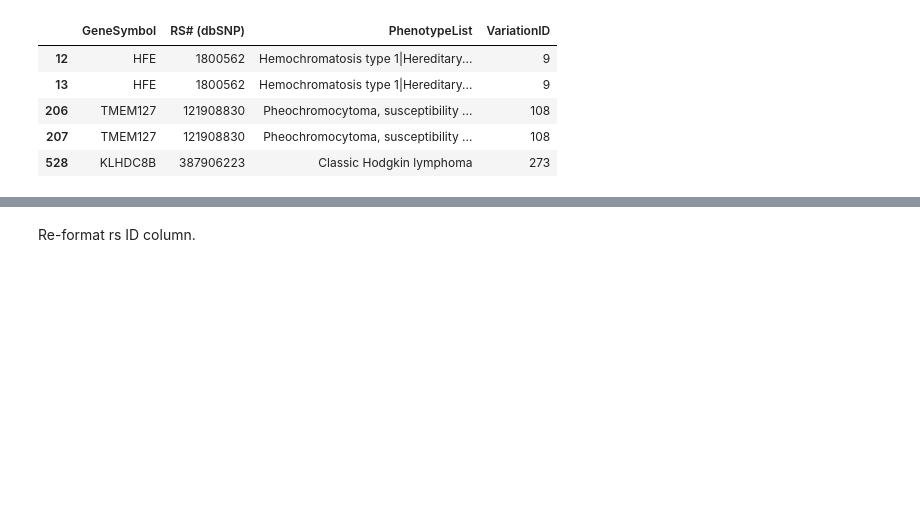
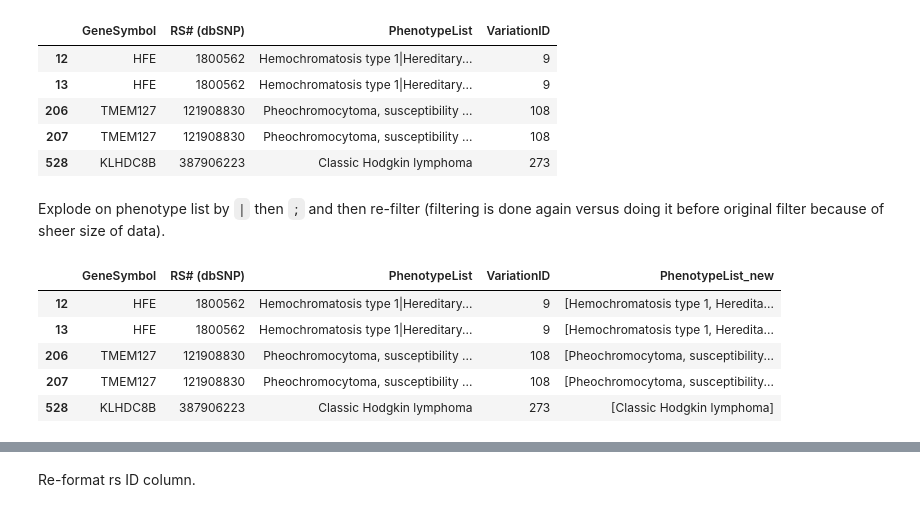
Before and after one commit to clinical-biomarkers/biomarker-partnership, a Jupyter notebook: src/clinvar.ipynb, the cells around one changed output, grey strips where cells are left out. Cells and saved outputs as stored; diff of their text form; code cells hidden in the pictures; blank space fills up the shorter version.

Commit message:
preliminary processing done

```diff
--- a/src/clinvar.ipynb
+++ b/src/clinvar.ipynb
@@ -108,3 +108,15 @@ clinvar_raw.head()
 | 206 | TMEM127 | 121908830 | Pheochromocytoma, susceptibility ... | 108 |
 | 207 | TMEM127 | 121908830 | Pheochromocytoma, susceptibility ... | 108 |
 | 528 | KLHDC8B | 387906223 | Classic Hodgkin lymphoma | 273 |
+# %% [markdown]
+Explode on phenotype list by `|` then `;` and then re-filter (filtering is done again versus doing it before original filter because of sheer size of data).
+# %%
+clinvar_raw['PhenotypeList_new'] = clinvar_raw['PhenotypeList'].str.split('|')
+clinvar_raw.head()
+# %% [output]
+|  | GeneSymbol | RS# (dbSNP) | PhenotypeList | VariationID | PhenotypeList_new |
+| 12 | HFE | 1800562 | Hemochromatosis type 1|Hereditary... | 9 | [Hemochromatosis type 1, Heredita... |
+| 13 | HFE | 1800562 | Hemochromatosis type 1|Hereditary... | 9 | [Hemochromatosis type 1, Heredita... |
+| 206 | TMEM127 | 121908830 | Pheochromocytoma, susceptibility ... | 108 | [Pheochromocytoma, susceptibility... |
+| 207 | TMEM127 | 121908830 | Pheochromocytoma, susceptibility ... | 108 | [Pheochromocytoma, susceptibility... |
+| 528 | KLHDC8B | 387906223 | Classic Hodgkin lymphoma | 273 | [Classic Hodgkin lymphoma] |
```
Also changed, not shown: parts of 16 cells of this notebook.
